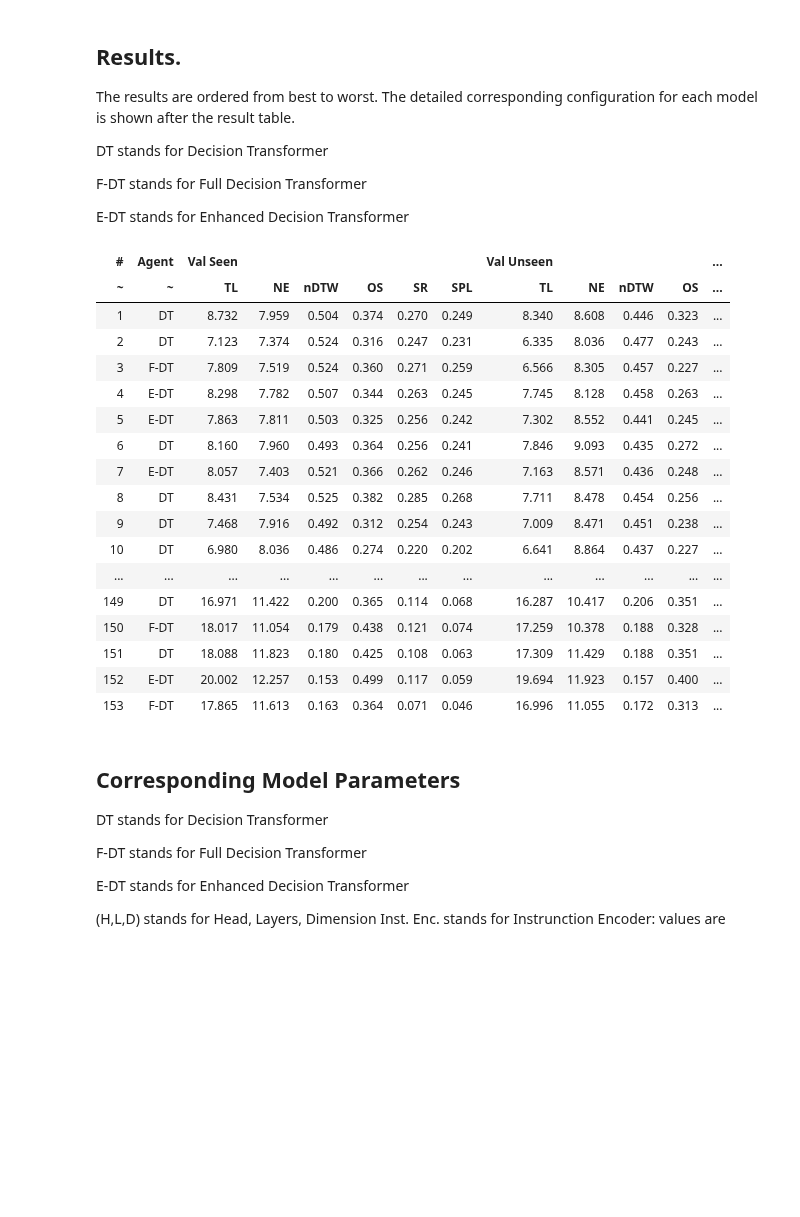
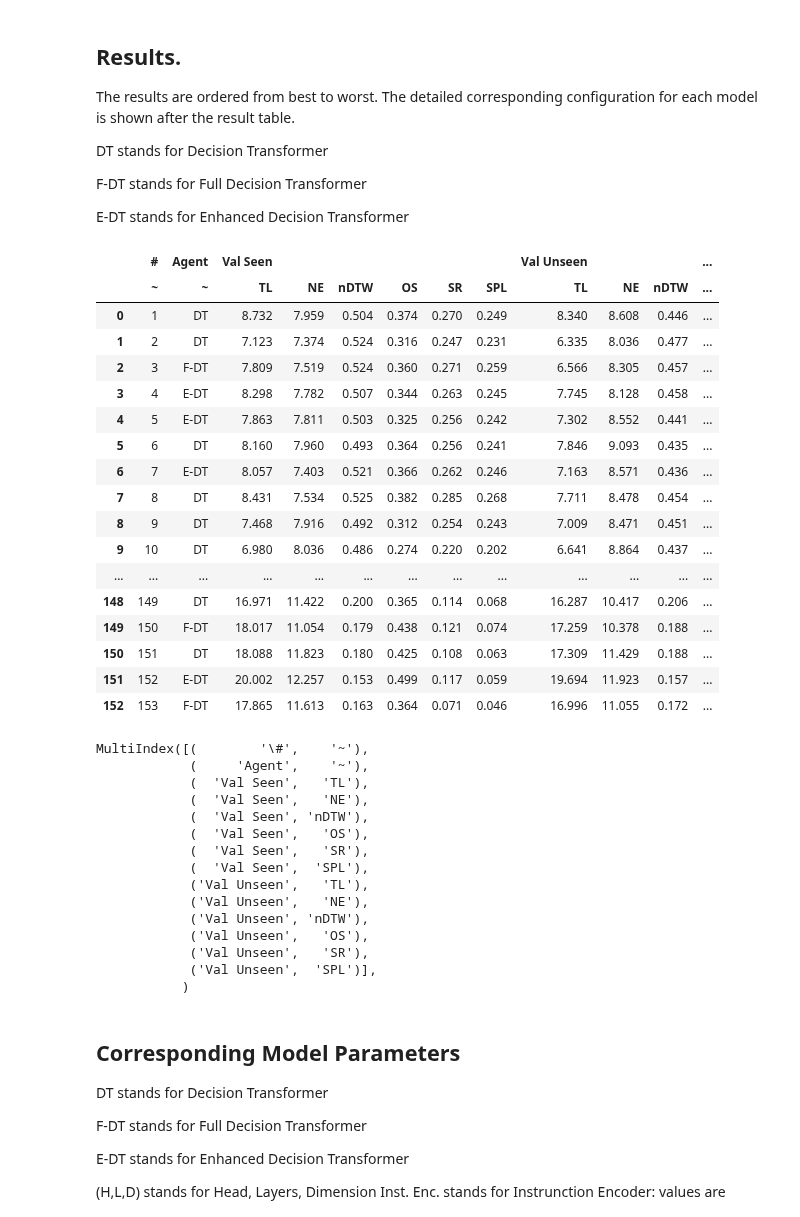
Before and after one commit to rafiberlin/VLN-CE, a Jupyter notebook: for_report_only.ipynb, the cells around one changed output. Cells and saved outputs as stored; diff of their text form; code cells hidden in the pictures; blank space fills up the shorter version.

```diff
--- a/for_report_only.ipynb
+++ b/for_report_only.ipynb
@@ -269,7 +269,24 @@ def get_column_to_rename(columns):
     return rename_list
 
 def html_display(df):
-    display(HTML(df.to_html(index=False)))
+    display(HTML(df.to_html(index=True)))
+
+
+def best_results_to_bold(df):
+
+    r2 = df.astype(str)
+    best_are_max = ["nDTW", "OS", "SR", "SPL"]
+    best_are_min = ["TL", "NE"]
+    split = ["Val Seen", "Val Unseen"]
+    for s in split:
+        for m in best_are_min:
+            idx = df[s][m].idxmin()
+            r2[(s, m)][idx] = "\textbf{"+str(df[s][m][idx])+"}"
+
+        for m in best_are_max:
+            idx = df[s][m].idxmax()
+            r2[(s, m)][idx] = "\textbf{"+str(df[s][m][idx])+"}"
+    return r2
 # %%
 # https://stackoverflow.com/questions/13148429/how-to-change-the-order-of-dataframe-columns
 # https://stackoverflow.com/questions/18528533/pretty-printing-a-pandas-dataframe
@@ -320,44 +337,62 @@ E-DT stands for Enhanced Decision Transformer
 # %%
 PRECISION = 3
 res = report_result_list.round(PRECISION)
 
 
 
 res = res.rename(columns = {'val_seen':"Val Seen", "":"~", "path_length": "TL", "distance_to_goal": "NE", 'val_unseen':"Val Unseen", "ndtw":"nDTW", "oracle_success":"OS", "success":"SR", "spl":"SPL"})
 
 res = res.iloc[0:, :]
 res_2 = res.drop(columns="temp")
+res_2.reset_index(drop=True, inplace=True)
 html_display(res_2)
 
 res_cap = "List of all experiments' results, ranked by descending SPL on the Validation Unseen data split. The rank in column \\# is also used as a look up id in table \\ref{tab:all-configs-final} to link the corresponding training configuration. \
 \\newline The agents are based on Decision Transformer ('DT'), Enhanced Decision Transformer ('E-DT') or Full Decision Transformer ('F-DT').\
 \\newline 'TL' stands for Trajectory Length, 'NE' stands for Navigation Error, 'nDTW' stands for normalized Dynamic Time Warping, 'SR' stands for success rate and 'SPL' stands for  Success weighted by (normalized inverse) Path Length."
 
 # \cmidrule(l){3-8}\cmidrule(l){9-14}
 # \label{tab:all-results-final}
 res_2.rename(columns = {"#":escaped_col_num}, inplace=True)
+print(res_2.columns)
+res_2 = best_results_to_bold(res_2)
 res_2.rename(columns = get_column_to_rename(res_2.columns), inplace=True)
 #res_2.replace("_","\_",inplace=True)
 res_2.to_latex(buf="./latex/res_list.tex", index=False, column_format= "@{\\hskip3pt}c"*len(res.columns), longtable=True, caption=res_cap, escape=False)
 # %% [output]
-| # | Agent | Val Seen |  |  |  |  |  | Val Unseen |  |  |  | ... |
-| ~ | ~ | TL | NE | nDTW | OS | SR | SPL | TL | NE | nDTW | OS | ... |
-| 1 | DT | 8.732 | 7.959 | 0.504 | 0.374 | 0.270 | 0.249 | 8.340 | 8.608 | 0.446 | 0.323 | ... |
-| 2 | DT | 7.123 | 7.374 | 0.524 | 0.316 | 0.247 | 0.231 | 6.335 | 8.036 | 0.477 | 0.243 | ... |
-| 3 | F-DT | 7.809 | 7.519 | 0.524 | 0.360 | 0.271 | 0.259 | 6.566 | 8.305 | 0.457 | 0.227 | ... |
-| 4 | E-DT | 8.298 | 7.782 | 0.507 | 0.344 | 0.263 | 0.245 | 7.745 | 8.128 | 0.458 | 0.263 | ... |
-| 5 | E-DT | 7.863 | 7.811 | 0.503 | 0.325 | 0.256 | 0.242 | 7.302 | 8.552 | 0.441 | 0.245 | ... |
-| 6 | DT | 8.160 | 7.960 | 0.493 | 0.364 | 0.256 | 0.241 | 7.846 | 9.093 | 0.435 | 0.272 | ... |
-| 7 | E-DT | 8.057 | 7.403 | 0.521 | 0.366 | 0.262 | 0.246 | 7.163 | 8.571 | 0.436 | 0.248 | ... |
-| 8 | DT | 8.431 | 7.534 | 0.525 | 0.382 | 0.285 | 0.268 | 7.711 | 8.478 | 0.454 | 0.256 | ... |
-| 9 | DT | 7.468 | 7.916 | 0.492 | 0.312 | 0.254 | 0.243 | 7.009 | 8.471 | 0.451 | 0.238 | ... |
-| 10 | DT | 6.980 | 8.036 | 0.486 | 0.274 | 0.220 | 0.202 | 6.641 | 8.864 | 0.437 | 0.227 | ... |
+|  | # | Agent | Val Seen |  |  |  |  |  | Val Unseen |  |  | ... |
+|  | ~ | ~ | TL | NE | nDTW | OS | SR | SPL | TL | NE | nDTW | ... |
+| 0 | 1 | DT | 8.732 | 7.959 | 0.504 | 0.374 | 0.270 | 0.249 | 8.340 | 8.608 | 0.446 | ... |
+| 1 | 2 | DT | 7.123 | 7.374 | 0.524 | 0.316 | 0.247 | 0.231 | 6.335 | 8.036 | 0.477 | ... |
+| 2 | 3 | F-DT | 7.809 | 7.519 | 0.524 | 0.360 | 0.271 | 0.259 | 6.566 | 8.305 | 0.457 | ... |
+| 3 | 4 | E-DT | 8.298 | 7.782 | 0.507 | 0.344 | 0.263 | 0.245 | 7.745 | 8.128 | 0.458 | ... |
+| 4 | 5 | E-DT | 7.863 | 7.811 | 0.503 | 0.325 | 0.256 | 0.242 | 7.302 | 8.552 | 0.441 | ... |
+| 5 | 6 | DT | 8.160 | 7.960 | 0.493 | 0.364 | 0.256 | 0.241 | 7.846 | 9.093 | 0.435 | ... |
+| 6 | 7 | E-DT | 8.057 | 7.403 | 0.521 | 0.366 | 0.262 | 0.246 | 7.163 | 8.571 | 0.436 | ... |
+| 7 | 8 | DT | 8.431 | 7.534 | 0.525 | 0.382 | 0.285 | 0.268 | 7.711 | 8.478 | 0.454 | ... |
+| 8 | 9 | DT | 7.468 | 7.916 | 0.492 | 0.312 | 0.254 | 0.243 | 7.009 | 8.471 | 0.451 | ... |
+| 9 | 10 | DT | 6.980 | 8.036 | 0.486 | 0.274 | 0.220 | 0.202 | 6.641 | 8.864 | 0.437 | ... |
 | ... | ... | ... | ... | ... | ... | ... | ... | ... | ... | ... | ... | ... |
-| 149 | DT | 16.971 | 11.422 | 0.200 | 0.365 | 0.114 | 0.068 | 16.287 | 10.417 | 0.206 | 0.351 | ... |
-| 150 | F-DT | 18.017 | 11.054 | 0.179 | 0.438 | 0.121 | 0.074 | 17.259 | 10.378 | 0.188 | 0.328 | ... |
-| 151 | DT | 18.088 | 11.823 | 0.180 | 0.425 | 0.108 | 0.063 | 17.309 | 11.429 | 0.188 | 0.351 | ... |
-| 152 | E-DT | 20.002 | 12.257 | 0.153 | 0.499 | 0.117 | 0.059 | 19.694 | 11.923 | 0.157 | 0.400 | ... |
-| 153 | F-DT | 17.865 | 11.613 | 0.163 | 0.364 | 0.071 | 0.046 | 16.996 | 11.055 | 0.172 | 0.313 | ... |
+| 148 | 149 | DT | 16.971 | 11.422 | 0.200 | 0.365 | 0.114 | 0.068 | 16.287 | 10.417 | 0.206 | ... |
+| 149 | 150 | F-DT | 18.017 | 11.054 | 0.179 | 0.438 | 0.121 | 0.074 | 17.259 | 10.378 | 0.188 | ... |
+| 150 | 151 | DT | 18.088 | 11.823 | 0.180 | 0.425 | 0.108 | 0.063 | 17.309 | 11.429 | 0.188 | ... |
+| 151 | 152 | E-DT | 20.002 | 12.257 | 0.153 | 0.499 | 0.117 | 0.059 | 19.694 | 11.923 | 0.157 | ... |
+| 152 | 153 | F-DT | 17.865 | 11.613 | 0.163 | 0.364 | 0.071 | 0.046 | 16.996 | 11.055 | 0.172 | ... |
+MultiIndex([(        '\#',    '~'),
+            (     'Agent',    '~'),
+            (  'Val Seen',   'TL'),
+            (  'Val Seen',   'NE'),
+            (  'Val Seen', 'nDTW'),
+            (  'Val Seen',   'OS'),
+            (  'Val Seen',   'SR'),
+            (  'Val Seen',  'SPL'),
+            ('Val Unseen',   'TL'),
+            ('Val Unseen',   'NE'),
+            ('Val Unseen', 'nDTW'),
+            ('Val Unseen',   'OS'),
+            ('Val Unseen',   'SR'),
+            ('Val Unseen',  'SPL')],
+           )
 # %% [markdown]
 ## Corresponding Model Parameters
 
```
Also changed, not shown: parts of 1 cell of this notebook.
